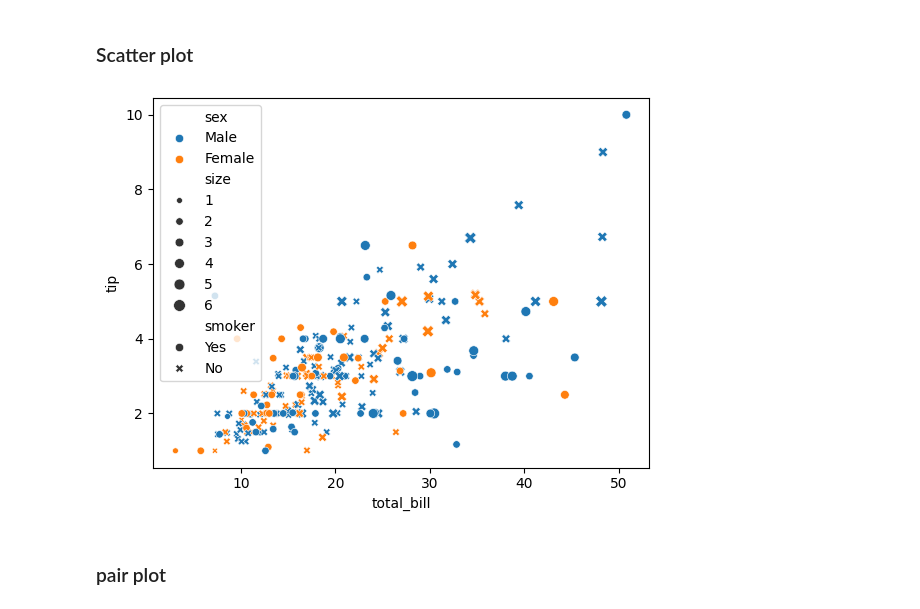
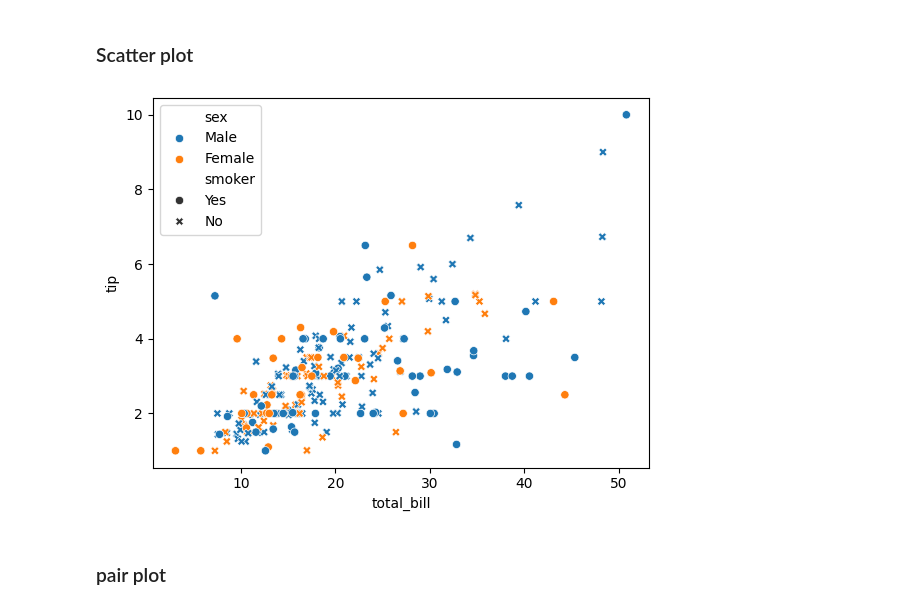
Before and after one commit to UkeshThapa/Summer-ML-Training, a Jupyter notebook: data_science_course.ipynb, the cells around one changed output. Cells and saved outputs as stored; diff of their text form; code cells hidden in the pictures.

Commit message:
data science

```diff
--- a/data_science_course.ipynb
+++ b/data_science_course.ipynb
@@ -346,10 +341,11 @@ print(tips)
 ### Scatter plot
 # %%
 # uni to multi-variate analysis
-sns.scatterplot(x='total_bill', y='tip',hue='sex', style='smoker',size='size' ,data=tips)
+# sns.scatterplot(x='total_bill', y='tip',hue='sex', style='smoker',size='size' ,data=tips)
+sns.scatterplot(x='total_bill', y='tip',hue='sex',style='smoker', data=tips)
 plt.show()
 # %% [output]
-[figure, old version]
+[figure, new version]
 # %% [markdown]
 ### pair plot
 # %%
```
Also changed, not shown: parts of 12 cells of this notebook, 1 other file.
